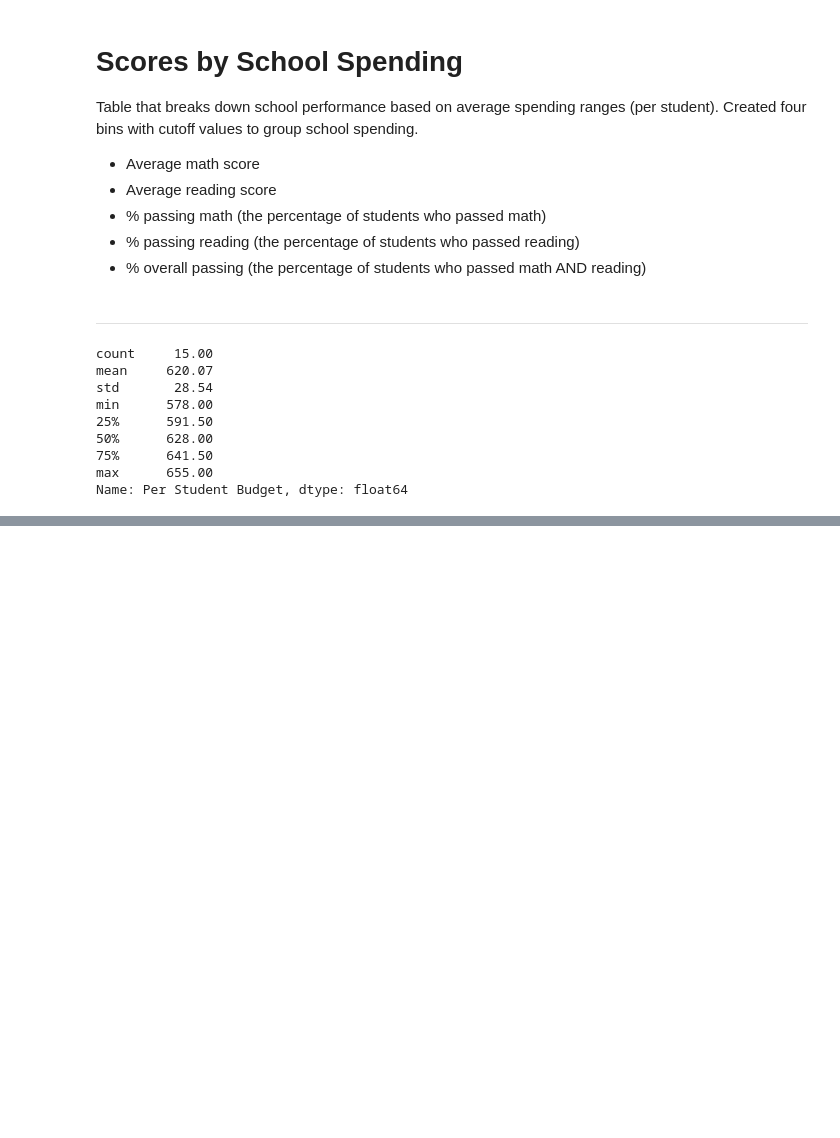
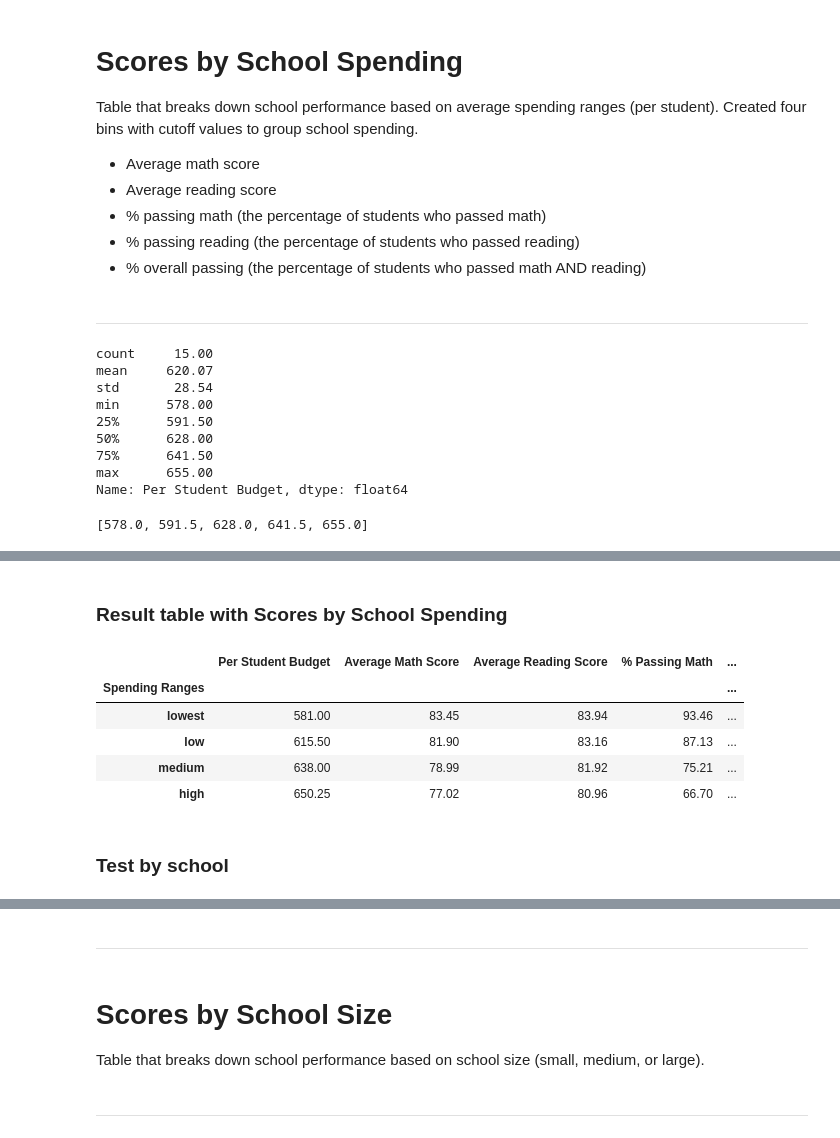
Before and after one commit to dianaagustinaf/pandas-challenge, a Jupyter notebook: PyCitySchools/analysisPyCitySchools.ipynb, the cells around one changed output, grey strips where cells are left out. Drawn from its saved outputs; the diff is of its cells as text; code cells hidden in the pictures; blank space fills up the shorter version.

Commit message:
scores by school spending, size and type

```diff
--- a/PyCitySchools/analysisPyCitySchools.ipynb
+++ b/PyCitySchools/analysisPyCitySchools.ipynb
@@ -419,6 +419,15 @@ min      578.00
 75%      641.50
 max      655.00
 Name: Per Student Budget, dtype: float64
+# %%
+#bins and labels
+budget_bins = [dist_per_stu["min"],dist_per_stu["25%"],dist_per_stu["50%"],
+               dist_per_stu["75%"],dist_per_stu["max"]]
+budget_bins
+# %% [output]
+[578.0, 591.5, 628.0, 641.5, 655.0]
+# %%
+budget_labels = ["lowest", "low", "medium", "high"]
 # %%
 # keep columns I need
 school_summary_scores = pd.DataFrame(
@@ -429,6 +438,26 @@ school_summary_scores.head(1)
 |  | Per Student Budget | Average Math Score | Average Reading Score | % Passing Math | % Passing Reading | ... |
 | School Name |  |  |  |  |  | ... |
 | Huang High School | 655.0 | 76.63 | 81.18 | 65.68 | 81.32 | ... |
+# %%
+# cut
+sch_scores_by_budget = school_summary_scores
+sch_scores_by_budget["Spending Ranges"] = pd.cut(
+    sch_scores_by_budget["Per Student Budget"],budget_bins,labels=budget_labels,include_lowest=True)
+# %% [markdown]
+### Result table with Scores by School Spending
+# %%
+# group by spending + mean
+sch_scores_by_budget = round(sch_scores_by_budget.groupby("Spending Ranges").mean(),2)
+sch_scores_by_budget
+# %% [output]
+|  | Per Student Budget | Average Math Score | Average Reading Score | % Passing Math | ... |
+| Spending Ranges |  |  |  |  | ... |
+| lowest | 581.00 | 83.45 | 83.94 | 93.46 | ... |
+| low | 615.50 | 81.90 | 83.16 | 87.13 | ... |
+| medium | 638.00 | 78.99 | 81.92 | 75.21 | ... |
+| high | 650.25 | 77.02 | 80.96 | 66.70 | ... |
+# %% [markdown]
+### Test by school
 # %%
 # lowest
 school_summary_lowest = school_summary_scores.loc[
@@ -478,3 +507,10 @@ school_summary_high
 | Hernandez High School | 652.0 | 77.29 | 80.93 | 66.75 | 80.86 | ... |
 | Johnson High School | 650.0 | 77.07 | 80.97 | 66.06 | 81.22 | ... |
 | Ford High School | 644.0 | 77.10 | 80.75 | 68.31 | 79.30 | ... |
+# %% [markdown]
+-----------------
+# %% [markdown]
+# Scores by School Size
+Table that breaks down school performance based on school size (small, medium, or large).
+# %% [markdown]
+------------------
```
Also changed, not shown: parts of 14 cells of this notebook.
